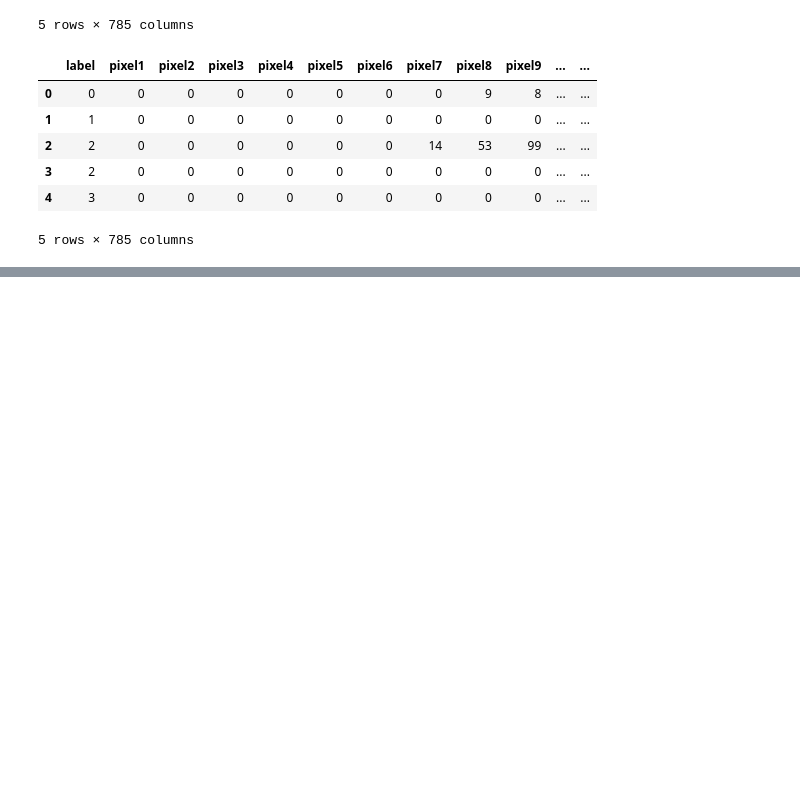
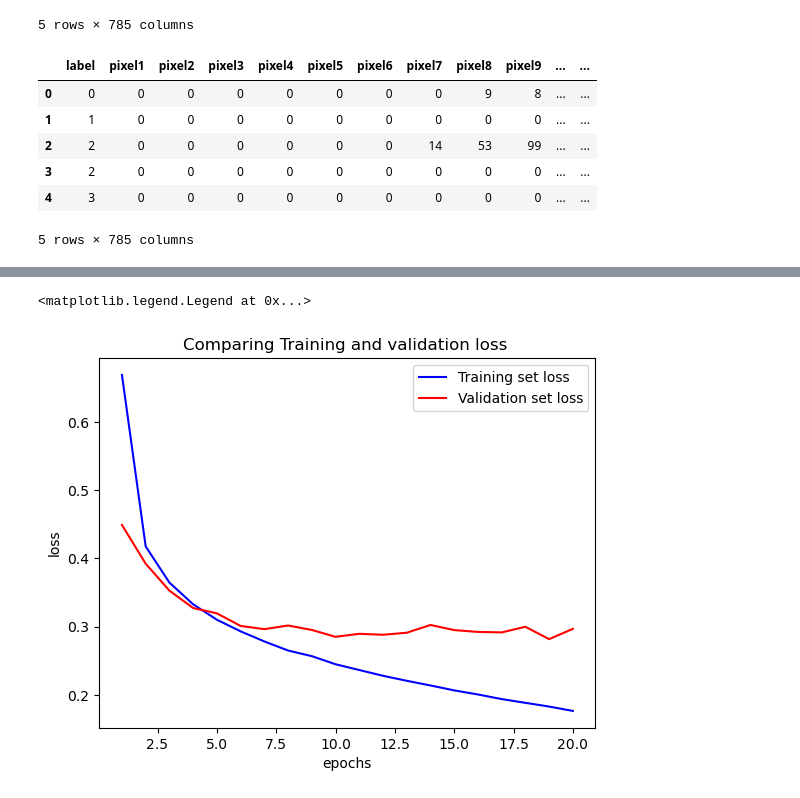
Before and after one commit to NikitaMalik2303/Fashion_MNIST, a Jupyter notebook: Notebook.ipynb, the cells around one changed output, grey strips where cells are left out. Saved outputs shown, nothing was run; the diff lists cells and outputs as text; code cells hidden in the pictures; blank space fills up the shorter version.

```diff
--- a/Notebook.ipynb
+++ b/Notebook.ipynb
@@ -140,0 +180,14 @@ SyntaxError: invalid syntax (2402306286.py, line 19)
+# %%
+tl = Y_pred.history["loss"]
+vl = Y_pred.history["val_loss"]
+epochs = range(1,21)
+
+plt.plot(epochs, tl, "blue", label = "Training set loss")
+plt.plot(epochs, vl, "red", label = "Validation set loss")
+plt.title("Comparing Training and validation loss ")
+plt.xlabel("epochs")
+plt.ylabel("loss")
+plt.legend()
+# %% [output]
+<matplotlib.legend.Legend at 0x...>
+[figure, added]
```
Also changed, not shown: parts of 18 cells of this notebook.
